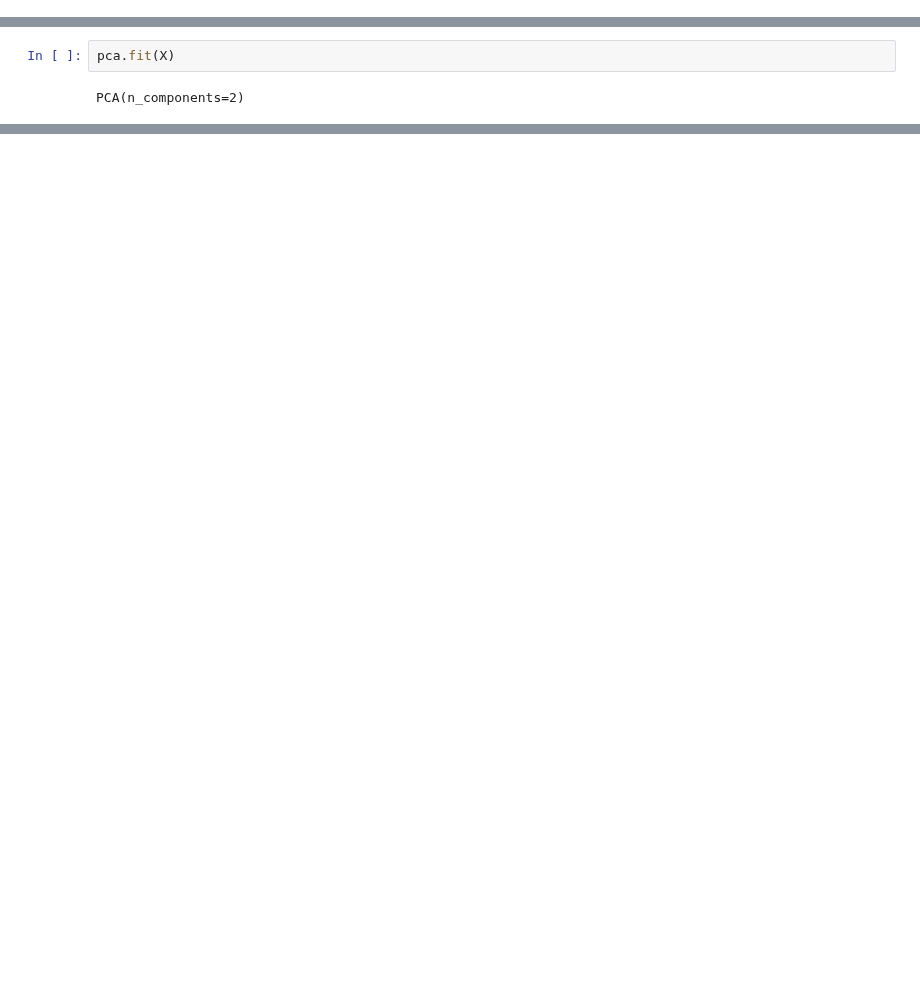
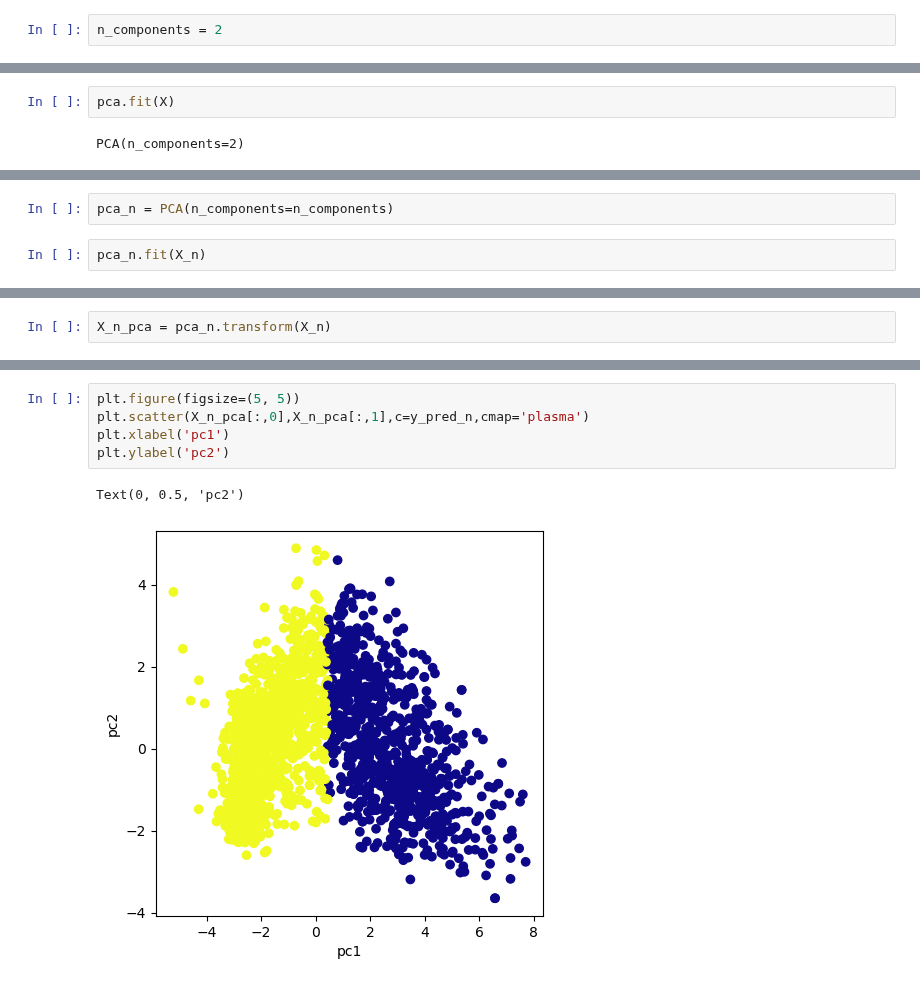
Before and after one commit to brusadelli-luca/customer-analysis, a Jupyter notebook: customer_analysis_classification.ipynb, the cells around one changed output, grey strips where cells are left out. Drawn from its saved outputs; the diff is of its cells as text; blank space fills up the shorter version.

```diff
--- a/customer_analysis_classification.ipynb
+++ b/customer_analysis_classification.ipynb
@@ -212,4 +261,6 @@ sil_n
 #sns.pairplot(X)
 # %%
 from sklearn.decomposition import PCA
+# %%
+n_components = 2
 # %%
@@ -258,0 +314,4 @@ Text(0, 0.5, 'pc2')
+# %%
+pca_n = PCA(n_components=n_components)
+# %%
+pca_n.fit(X_n)
@@ -258,0 +320,2 @@ Text(0, 0.5, 'pc2')
+# %%
+X_n_pca = pca_n.transform(X_n)
@@ -258,0 +345,8 @@ Text(0, 0.5, 'pc2')
+# %%
+plt.figure(figsize=(5, 5))
+plt.scatter(X_n_pca[:,0],X_n_pca[:,1],c=y_pred_n,cmap='plasma')
+plt.xlabel('pc1')
+plt.ylabel('pc2')
+# %% [output]
+Text(0, 0.5, 'pc2')
+[figure, added]
```
Also changed, not shown: parts of 76 cells of this notebook.
